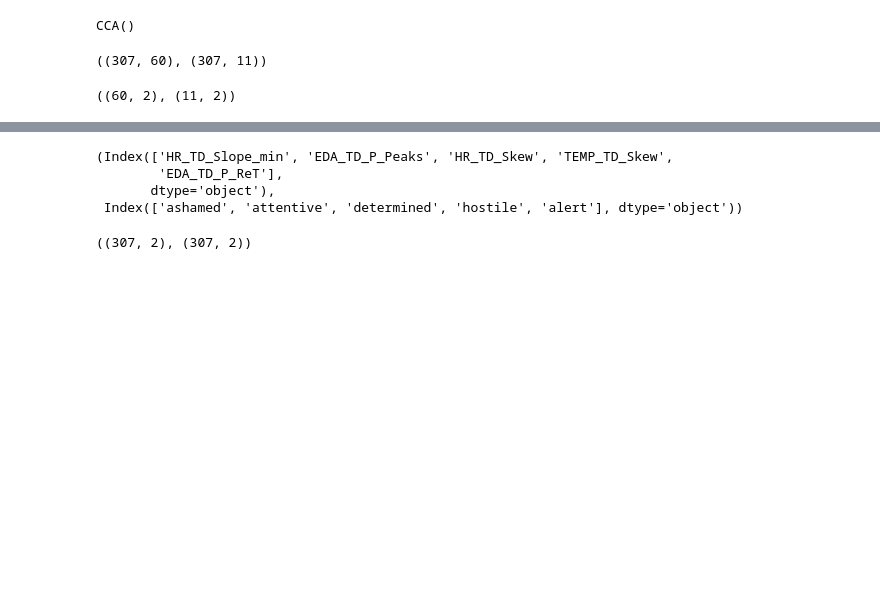
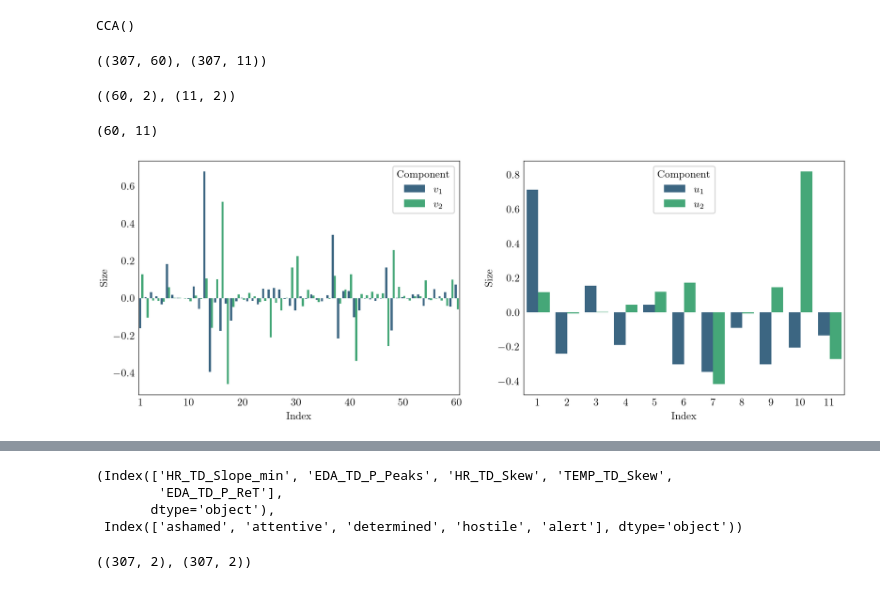
Before and after one commit to lucasbrylle/CDA_P2, a Jupyter notebook: CCA_niko.ipynb, the cells around one changed output, grey strips where cells are left out. Cells and saved outputs as stored; diff of their text form; code cells hidden in the pictures; blank space fills up the shorter version.

```diff
--- a/CCA_niko.ipynb
+++ b/CCA_niko.ipynb
@@ -114,6 +117,35 @@ X.shape, Y.shape
 cca.x_weights_.shape, cca.y_weights_.shape
 # %% [output]
 ((60, 2), (11, 2))
+# %%
+len(cca.x_weights_), len(cca.y_weights_)
+# %% [output]
+(60, 11)
+# %%
+test = pd.DataFrame(data={'Index': [i for i in range(60)] * 2,
+                          "Size": np.concatenate((cca.x_weights_[:,0], cca.x_weights_[:,1])),
+                          'Component': ['$v_1$' for i in range(60)] + ['$v_2$' for i in range(60)]})
+
+test1 = pd.DataFrame(data={'Index': [i for i in range(11)] * 2,
+                          "Size": np.concatenate((cca.y_weights_[:,0], cca.y_weights_[:,1])),
+                          'Component': ['$u_1$' for i in range(11)] + ['$u_2$' for i in range(11)]})
+# %%
+f, axes = plt.subplots(1, 2, figsize=(12, 4))
+axs = sns.barplot(test, x='Index', y='Size', hue='Component', palette='viridis', ax=axes[0])
+axs.xaxis.set_ticks_position('none')
+axs.yaxis.set_ticks_position('none')
+axs.xaxis.set_ticks([0, 9, 19, 29, 39, 49, 59], labels=[1, 10 ,20, 30, 40, 50, 60])
+
+axs = sns.barplot(test1, x='Index', y='Size', hue='Component', palette='viridis', ax=axes[1])
+axs.xaxis.set_ticks_position('none')
+axs.yaxis.set_ticks_position('none')
+axs.xaxis.set_ticks([i for i in range(11)], labels=[str(i+1) for i in range(11)])
+
+plt.savefig("figures/basis.png", dpi=200)
+
+plt.show()
+# %% [output]
+[figure, added]
 # %%
 fig, axs = plt.subplots(2, 1, figsize=(7,5))
 
```
Also changed, not shown: parts of 3 cells of this notebook, 1 other file.
